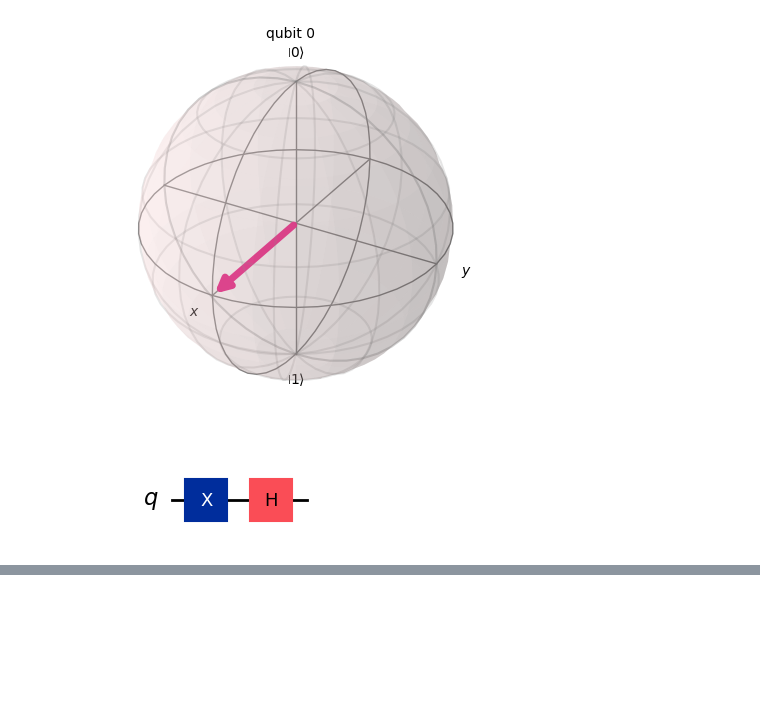
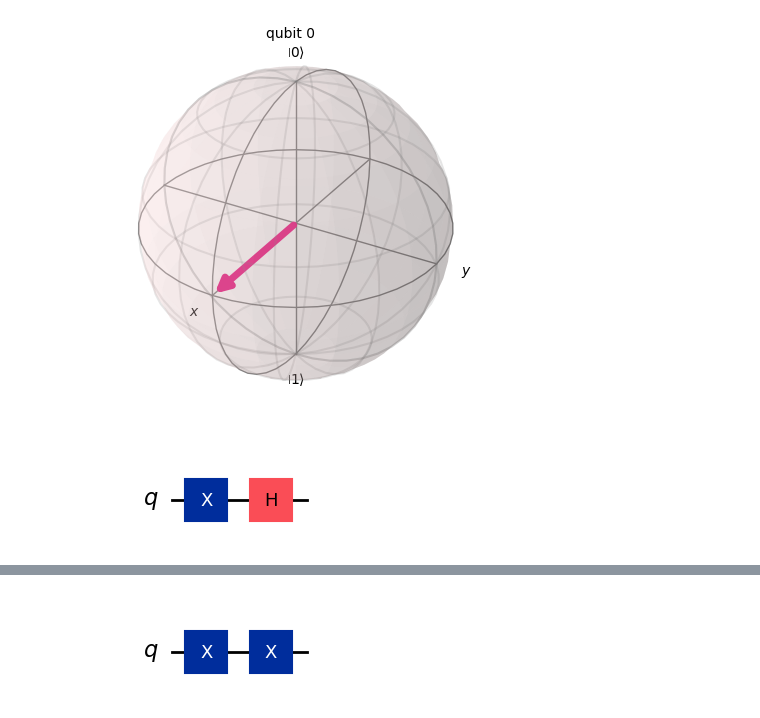
Before and after one commit to k2co3-0803-n/Qiskit, a Jupyter notebook: bits_gates_circuits.ipynb, the cells around one changed output, grey strips where cells are left out. Drawn from its saved outputs; the diff is of its cells as text; code cells hidden in the pictures; blank space fills up the shorter version.

```diff
--- a/bits_gates_circuits.ipynb
+++ b/bits_gates_circuits.ipynb
@@ -71,0 +78,14 @@ plot_bloch_multivector(out_vector)
+# %%
+# Create the single-qubit quantum circuit
+qc = QuantumCircuit(1)
+
+# Add a X gate to qubit 0
+qc.x(0)
+
+# Add a X gate to qubit 0
+qc.x(0)
+
+# Draw a circuit
+qc.draw(output="mpl")
+# %% [output]
+[figure, added]
```
Also changed, not shown: parts of 17 cells of this notebook.
